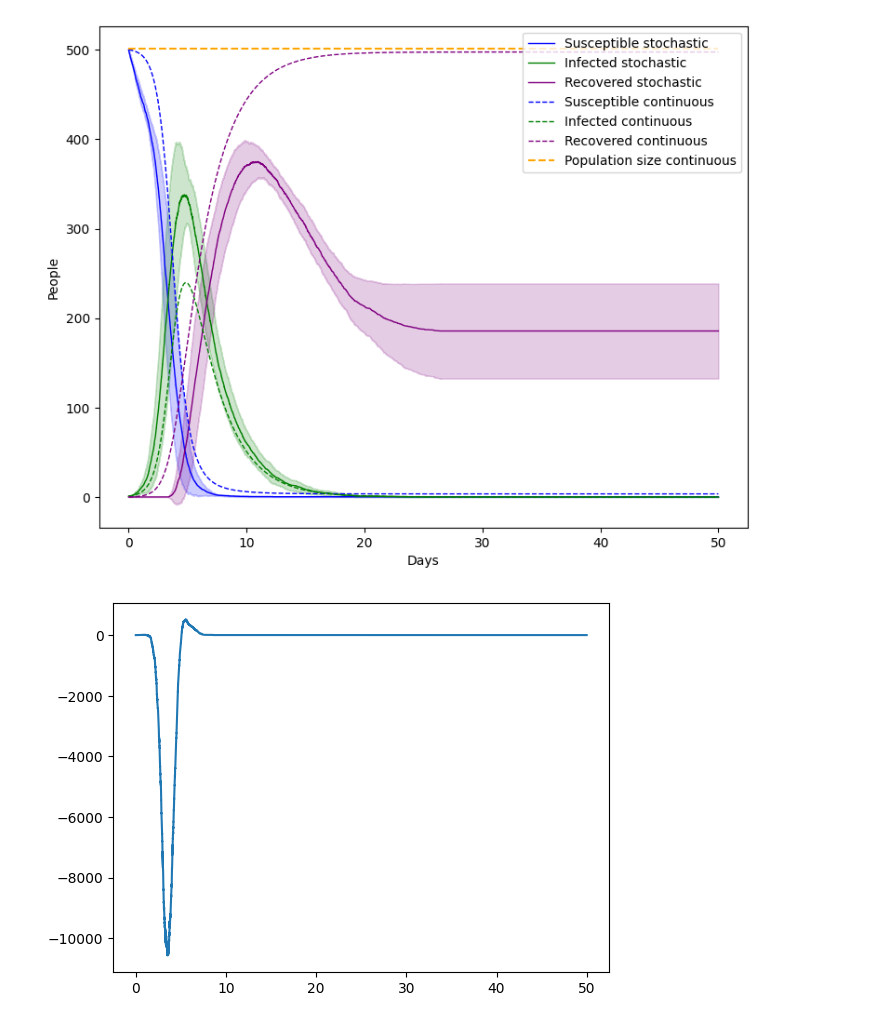
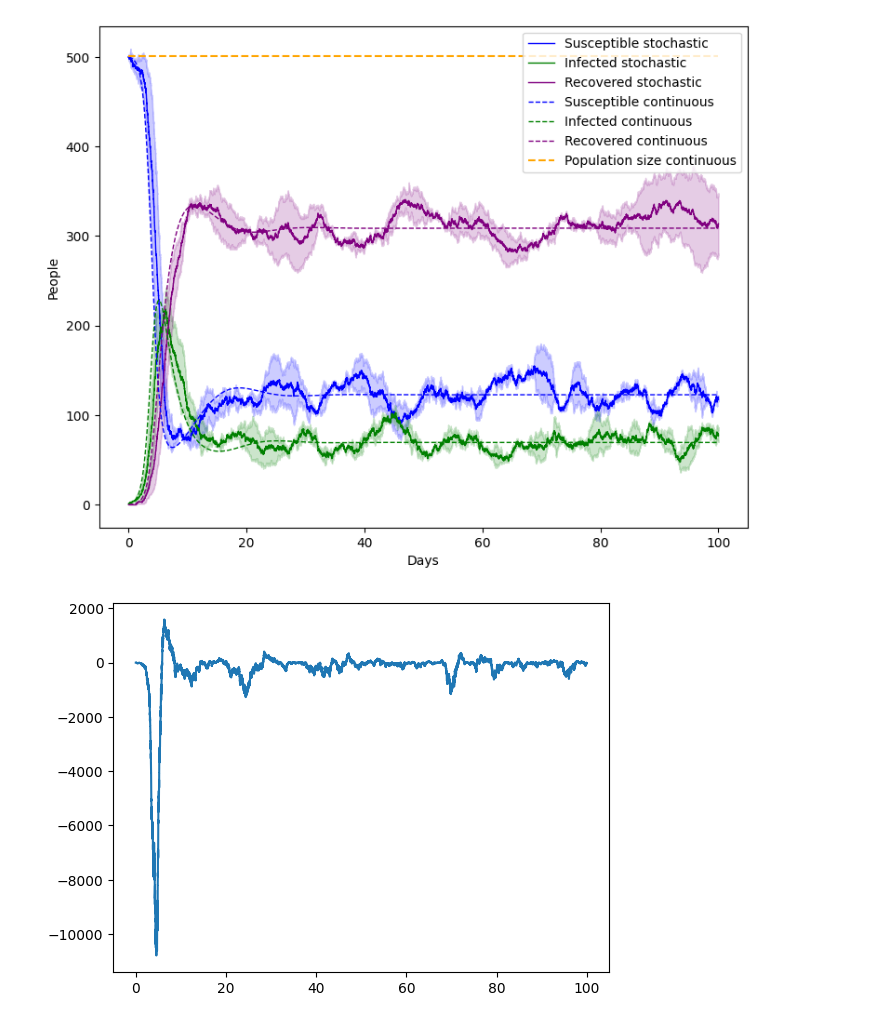
Before and after one commit to JTimmr/CS_Assignment_2, a Jupyter notebook: main.ipynb, the cells around one changed output. Cells and saved outputs as stored; diff of their text form; code cells hidden in the pictures.

```diff
--- a/main.ipynb
+++ b/main.ipynb
@@ -3,14 +3,14 @@ import numpy as np
 import matplotlib.pyplot as plt
 # %%
 class StochasticSIR:
-    def __init__(self, initial_SIR, beta, gamma, tmax):
+    def __init__(self, initial_SIR, beta, gamma, tmax, mu=0):
         self.current_SIR = initial_SIR
         self.SIR = self.initialize()
         self.beta = beta
         self.gamma = gamma
         self.t = [0]
         self.tmax = tmax
-        self.mu = 0.1
+        self.mu = mu
 
     def initialize(self):
         """
@@ -178,7 +178,7 @@ class StochasticSIR:
             ax.plot(self.t, self.SIR['N'], label=f'Population size{label_addition}', color='orange', linewidth='1')
 # %%
 class ContinuousSIR:
-    def __init__(self, initial_SIR, tmax, dt, beta, gamma, mu):
+    def __init__(self, initial_SIR, tmax, dt, beta, gamma, mu=0):
         self.beta = beta
         self.gamma = gamma
         self.mu = mu
@@ -255,11 +255,11 @@ class ContinuousSIR:
 initial_SIR = [500, 1, 0]
 beta = 1
 gamma = 0.4
-mu = 0.02
+mu = 0.09
 tmax = 50
 
 # Run stochastic SIR simulation
-infection = StochasticSIR(initial_SIR, beta, gamma, tmax)
+infection = StochasticSIR(initial_SIR, beta, gamma, tmax, mu=mu)
 infection.run()
 
 # Make ax and generate plot
@@ -285,6 +285,6 @@ plt.show()
 # %%
 class Analyze:
-    def __init__(self, N, tmax, initial_SIR, beta, gamma, dt = 0.001):
+    def __init__(self, N, tmax, initial_SIR, beta, gamma, dt = 0.001, mu = 0):
         self.N = N
         self.N_timesteps = int(tmax / dt)
         self.t = [i * dt for i in range(self.N_timesteps - 1)]
@@ -298,6 +298,7 @@ class Analyze:
         self.gamma = gamma
         self.beta = beta
         self.tmax = tmax
+        self.mu = mu
 
     def convert_regular_timesteps(self):
         """
@@ -313,7 +314,7 @@ class Analyze:
         for run in range(self.N):
 
             # Run stochastic SIR simulation
-            infection = StochasticSIR(self.initial_SIR, self.beta, self.gamma, self.tmax)
+            infection = StochasticSIR(self.initial_SIR, self.beta, self.gamma, self.tmax, self.mu)
             infection.run()
 
             # Extract dynamics
@@ -378,41 +379,42 @@ class Analyze:
 initial_SIR = [500, 1, 0]
 beta = 2
 gamma = 0.4
-tmax = 50
-N_runs = 10
+tmax = 100
+N_runs = 2
+mu = 0.09
 
-analysis = Analyze(N_runs, tmax, initial_SIR, beta, gamma)
+analysis = Analyze(N_runs, tmax, initial_SIR, beta, gamma, mu=mu)
 analysis.convert_regular_timesteps()
 average = analysis.get_average()
 std = analysis.get_std()
 covariance = analysis.get_covariance()
 t = analysis.t
 
-infection = StochasticSIR(initial_SIR, beta, gamma, tmax)
+infection = StochasticSIR(initial_SIR, beta, gamma, tmax, mu=mu)
 infection.SIR = average
 infection.t = t
 
 fig, ax = plt.subplots(1, figsize=(9, 7))
 infection.plot(ax, std=std, N=False, label=True)
 
 dt = 0.1
 
 # Run continuous SIR simulation
-continuous_infection = ContinuousSIR(initial_SIR, tmax, dt, beta, gamma)
+continuous_infection = ContinuousSIR(initial_SIR, tmax, dt, beta, gamma, mu=mu)
 continuous_infection.run()
 continuous_infection.plot(ax)
 
 # Compare outcomes of different approaches
 plt.legend()
 plt.xlabel('Days')
 plt.ylabel('People')
 plt.show()
 
 plt.plot(t, covariance)
 plt.show()
 # %% [output]
-[figure, old version]
+[figure, new version]
-[figure, old version]
+[figure, new version]
 # %%
 # Initial values SIR model
 initial_SIR = [500, 1, 0]
```
Also changed, not shown: parts of 2 cells of this notebook.
